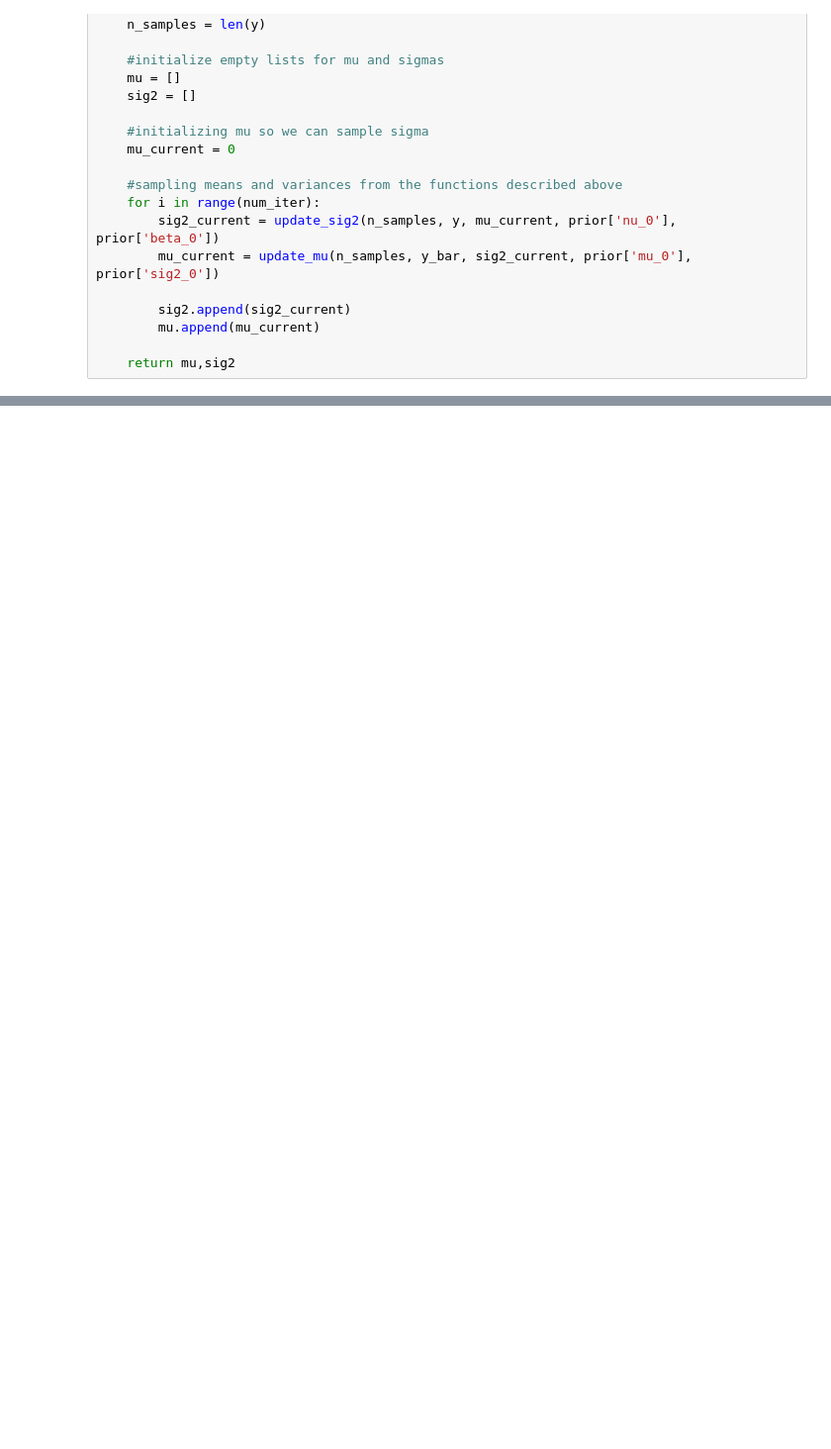
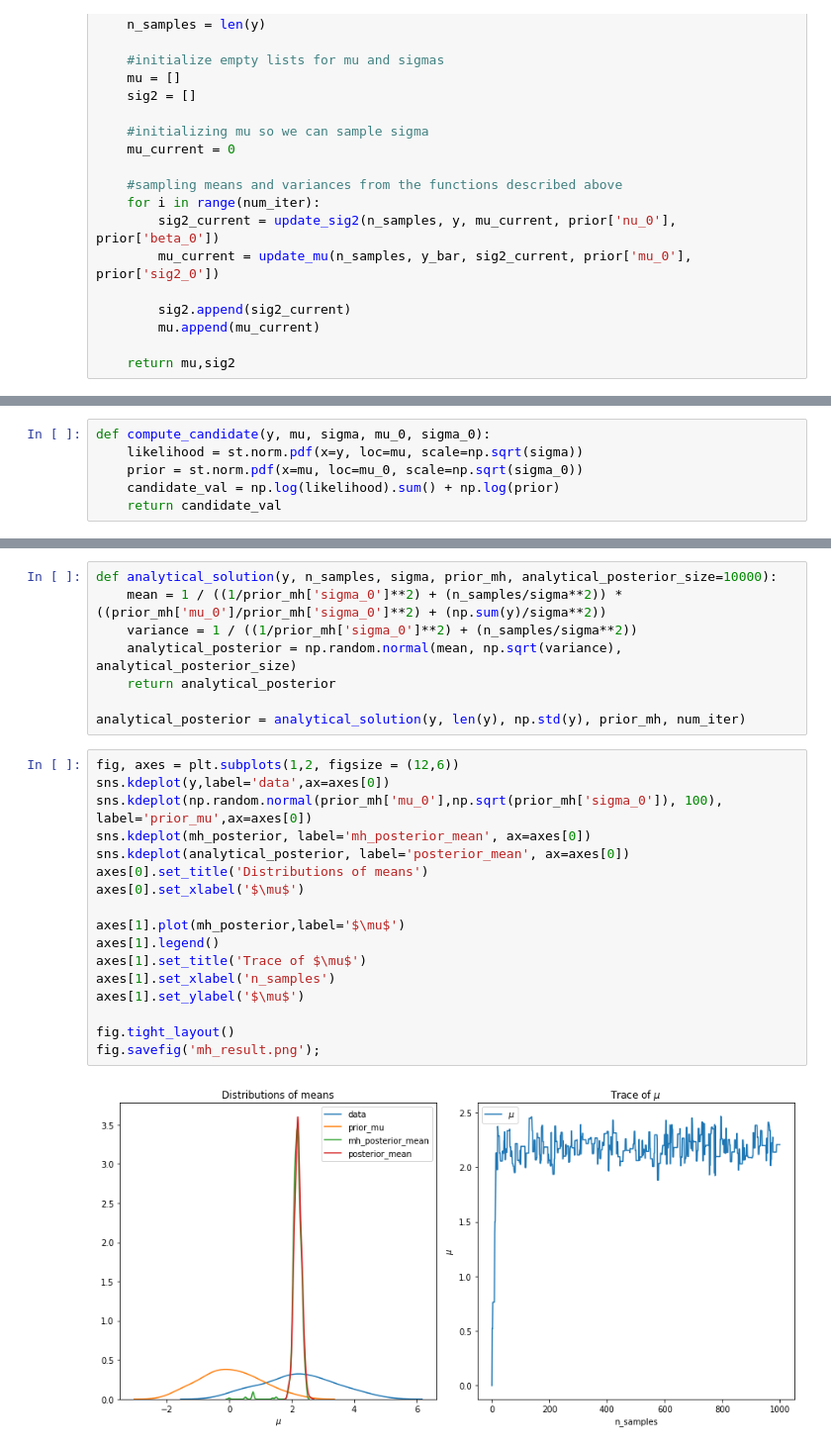
Before and after one commit to prasannapkr/Notebooks, a Jupyter notebook: bayesian_sampling.ipynb, the cells around one changed output, grey strips where cells are left out. Shown at 99% size. Drawn from its saved outputs; the diff is of its cells as text; blank space fills up the shorter version.

```diff
--- a/bayesian_sampling.ipynb
+++ b/bayesian_sampling.ipynb
@@ -164,0 +167,6 @@ fig.savefig('gibbs_result.png');
+# %%
+def compute_candidate(y, mu, sigma, mu_0, sigma_0):
+    likelihood = st.norm.pdf(x=y, loc=mu, scale=np.sqrt(sigma))
+    prior = st.norm.pdf(x=mu, loc=mu_0, scale=np.sqrt(sigma_0))
+    candidate_val = np.log(likelihood).sum() + np.log(prior)
+    return candidate_val
@@ -164,0 +224,27 @@ fig.savefig('gibbs_result.png');
+# %%
+def analytical_solution(y, n_samples, sigma, prior_mh, analytical_posterior_size=10000):
+    mean = 1 / ((1/prior_mh['sigma_0']**2) + (n_samples/sigma**2)) * ((prior_mh['mu_0']/prior_mh['sigma_0']**2) + (np.sum(y)/sigma**2))
+    variance = 1 / ((1/prior_mh['sigma_0']**2) + (n_samples/sigma**2))
+    analytical_posterior = np.random.normal(mean, np.sqrt(variance), analytical_posterior_size)
+    return analytical_posterior
+
+analytical_posterior = analytical_solution(y, len(y), np.std(y), prior_mh, num_iter)
+# %%
+fig, axes = plt.subplots(1,2, figsize = (12,6))
+sns.kdeplot(y,label='data',ax=axes[0])
+sns.kdeplot(np.random.normal(prior_mh['mu_0'],np.sqrt(prior_mh['sigma_0']), 100), label='prior_mu',ax=axes[0])
+sns.kdeplot(mh_posterior, label='mh_posterior_mean', ax=axes[0])
+sns.kdeplot(analytical_posterior, label='posterior_mean', ax=axes[0])
+axes[0].set_title('Distributions of means')
+axes[0].set_xlabel('$\mu$')
+
+axes[1].plot(mh_posterior,label='$\mu$')
+axes[1].legend()
+axes[1].set_title('Trace of $\mu$')
+axes[1].set_xlabel('n_samples')
+axes[1].set_ylabel('$\mu$')
+
+fig.tight_layout()
+fig.savefig('mh_result.png');
+# %% [output]
+[figure, added]
```
Also changed, not shown: parts of 7 cells of this notebook.
